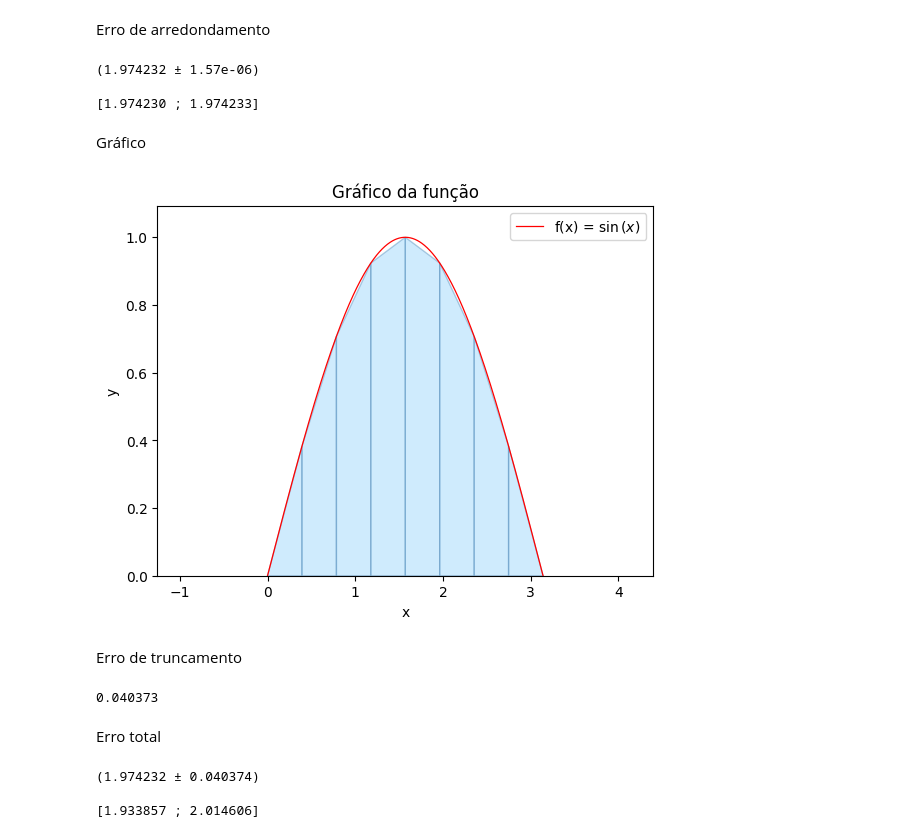
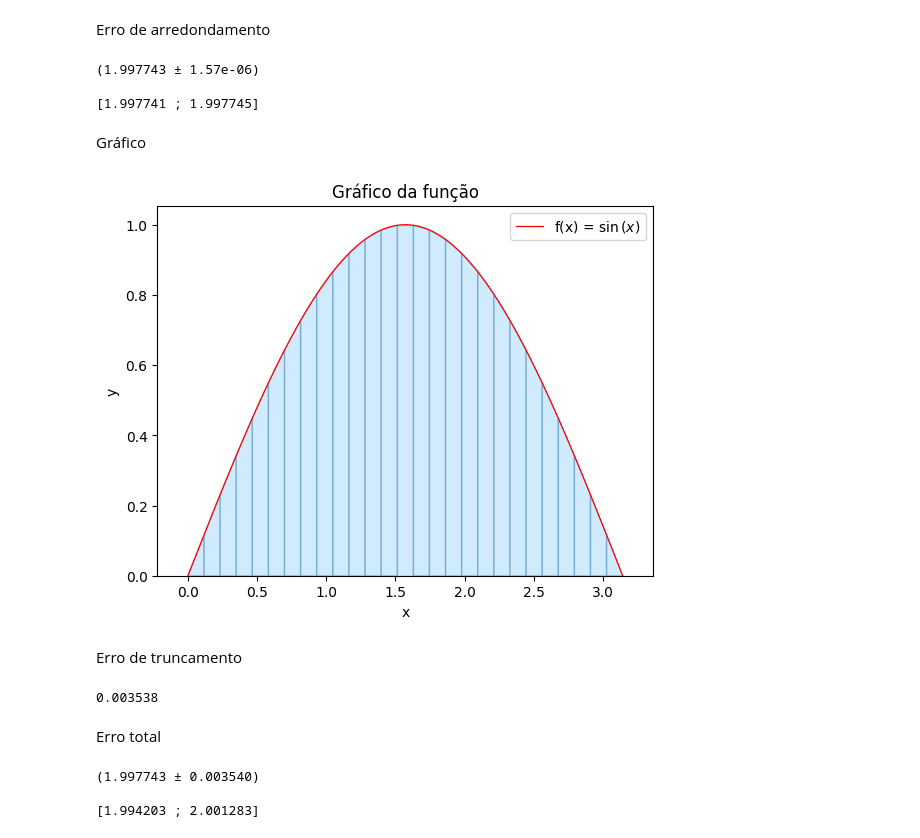
Before and after one commit to Saka30/numerical_methods, a Jupyter notebook: trapezoidal_rule.ipynb, the cells around one changed output. Cells and saved outputs as stored; diff of their text form; code cells hidden in the pictures.

```diff
--- a/trapezoidal_rule.ipynb
+++ b/trapezoidal_rule.ipynb
@@ -11,7 +11,7 @@ Entrada
 x = sp.Symbol('x')
 # %%
 a, b = 0, np.pi
-n_trapezios = 8
+n_trapezios = 27
 n_casas_decimais = 6
 expr = sp.sin(x)
 # %% [markdown]
@@ -77,31 +84,31 @@ intervalo2 =  f'[{area - erro_arr:.{n_casas_decimais}f} ; {area+erro_arr:.{n_cas
 
 print(intervalo1, intervalo2, sep='\n\n')
 # %% [output]
-(1.974232 ± 1.57e-06)
+(1.997743 ± 1.57e-06)
 
-[1.974230 ; 1.974233]
+[1.997741 ; 1.997745]
 # %% [markdown]
 Gráfico
 # %%
 fig, ax = plt.subplots()
 ax.set_title('Gráfico da função')
 
-dom_plot = np.linspace(a - h*(1/h), b + h*(1/h),  1000)
+dom_plot = np.linspace(a - h/2 , b + h/2,  1000)
 img_plot = f(dom_plot)
 ax.plot(dom_plot, img_plot, label= f'f(x) = ${sp.latex(expr)}$', color='red', linewidth=0.9)
 ax.set_ylim(bottom=0)
 
 ax.set_xlabel('x')
 ax.set_ylabel('y');
 
 ax.legend()
 
 for i in range(n_trapezios):
     verts = [(dom[i], 0),(dom[i], img[i]), (dom[i+1], img[i+1]), (dom[i+1],0)]
     trapezio = plt.Polygon(verts, facecolor='lightskyblue', edgecolor='steelblue', alpha=0.4)
     ax.add_patch(trapezio)
 # %% [output]
-[figure, old version]
+[figure, new version]
 # %% [markdown]
 Erro de truncamento
 # %%
@@ -113,7 +120,7 @@ form = apresenta(erro_trunc, limite, n_casas_decimais)
 
 print(f'{erro_trunc:{form}}')
 # %% [output]
-0.040373
+0.003538
 # %% [markdown]
 Erro total
 # %%
@@ -125,6 +132,6 @@ intervalo2 =  f'[{area - erro_total:.{n_casas_decimais}f} ; {area+erro_total:.{n
 
 print(intervalo1, intervalo2, sep='\n\n')
 # %% [output]
-(1.974232 ± 0.040374)
+(1.997743 ± 0.003540)
 
-[1.933857 ; 2.014606]
+[1.994203 ; 2.001283]
```
Also changed, not shown: parts of 2 cells of this notebook, 1 other file.
